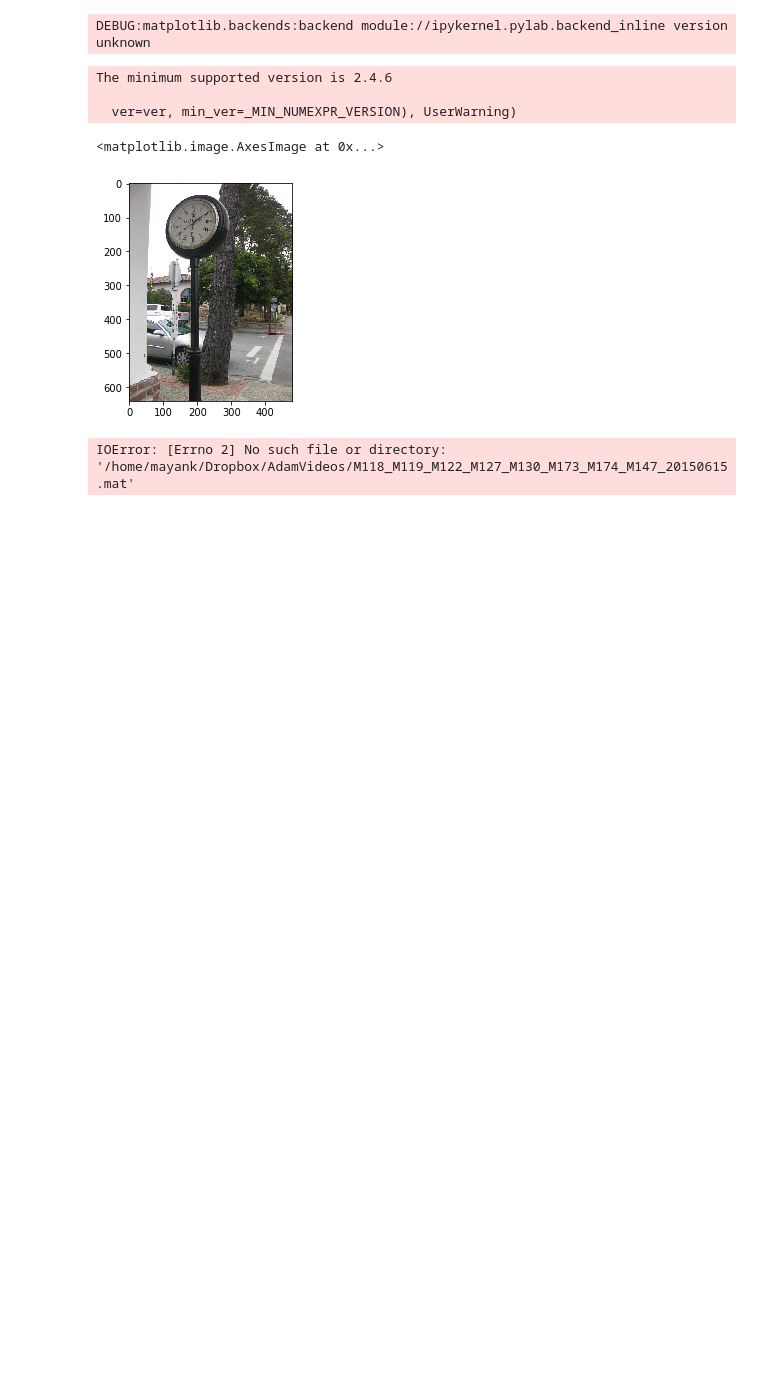
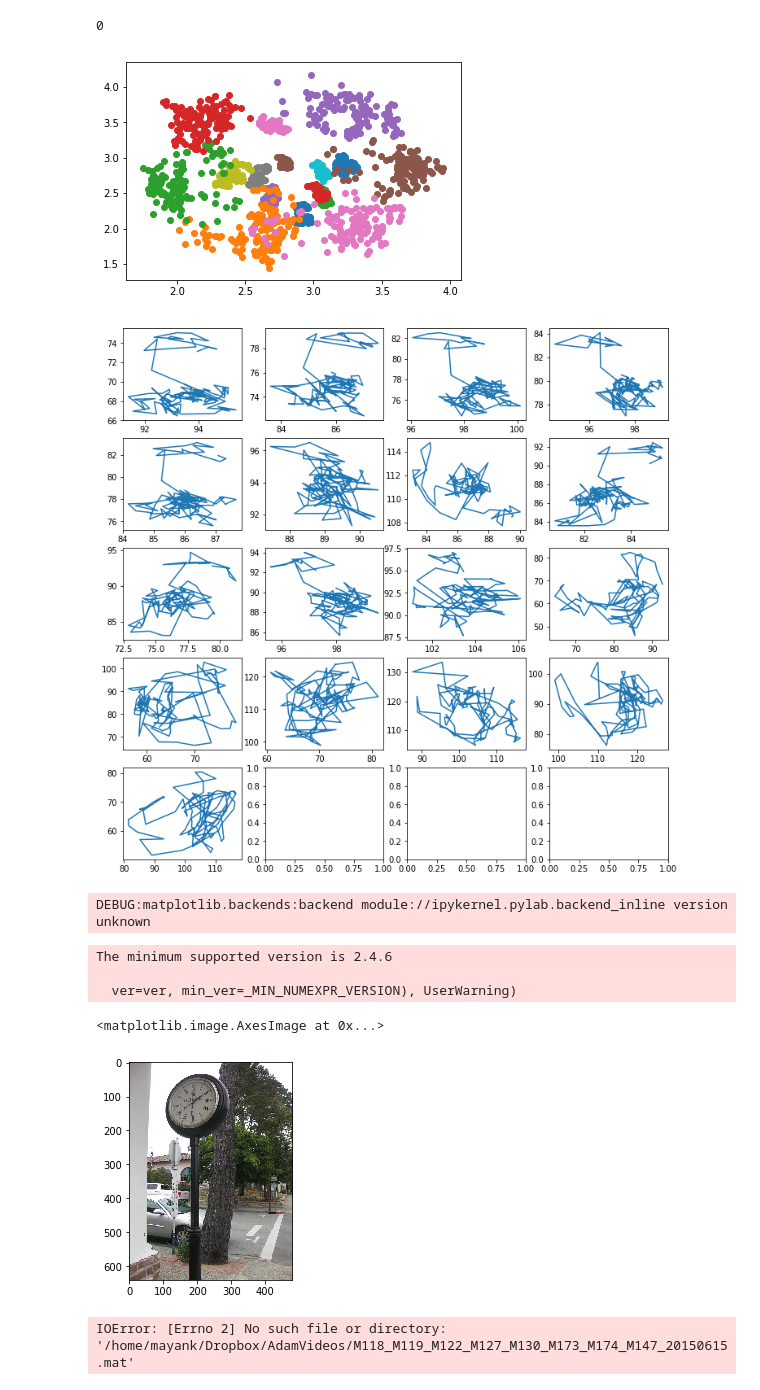
Before and after one commit to kristinbranson/APT, a Jupyter notebook: deepnet/notebooks/cellCode.ipynb, the cells around one changed output. Cells and saved outputs as stored; diff of their text form; code cells hidden in the pictures; blank space fills up the shorter version.

```diff
--- a/deepnet/notebooks/cellCode.ipynb
+++ b/deepnet/notebooks/cellCode.ipynb
@@ -0,0 +39,21 @@
+# %%
+import pickle
+with open('/groups/branson/bransonlab/mayank/PoseTF/cache/alice_moreeval/rnn_pp.p','r') as f:
+    X = pickle.load(f)
+from matplotlib import pyplot as plt
+# %%
+len(X[1])
+# %% [output]
+0
+# %%
+ndx = np.random.randint(len(X[0]))
+rr = X[0][ndx][0]
+for pt in range(17):
+    plt.scatter(rr[:,pt,0],rr[:,pt,1])
+f,ax = plt.subplots(5,4,figsize=(12,12))
+ax = ax.flatten()
+for pt in range(17):
+    ax[pt].plot(rr[:,pt,0]*32,rr[:,pt,1]*32)
+# %% [output]
+[figure, added]
+[figure, added]
```
Also changed, not shown: parts of 2 cells of this notebook, 1 other file.
